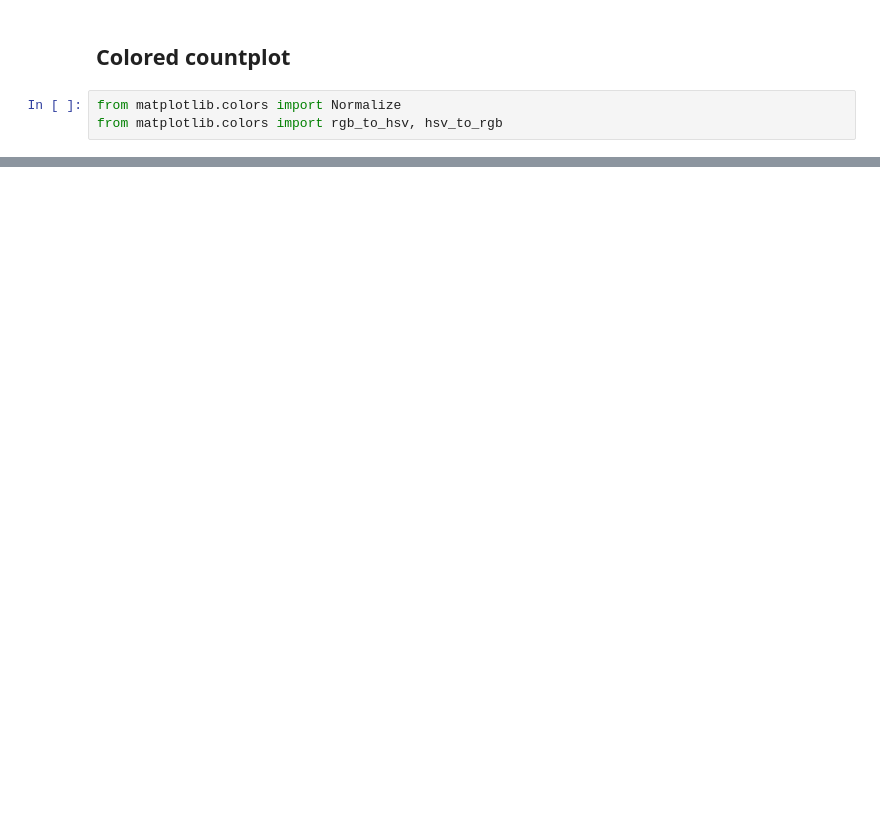
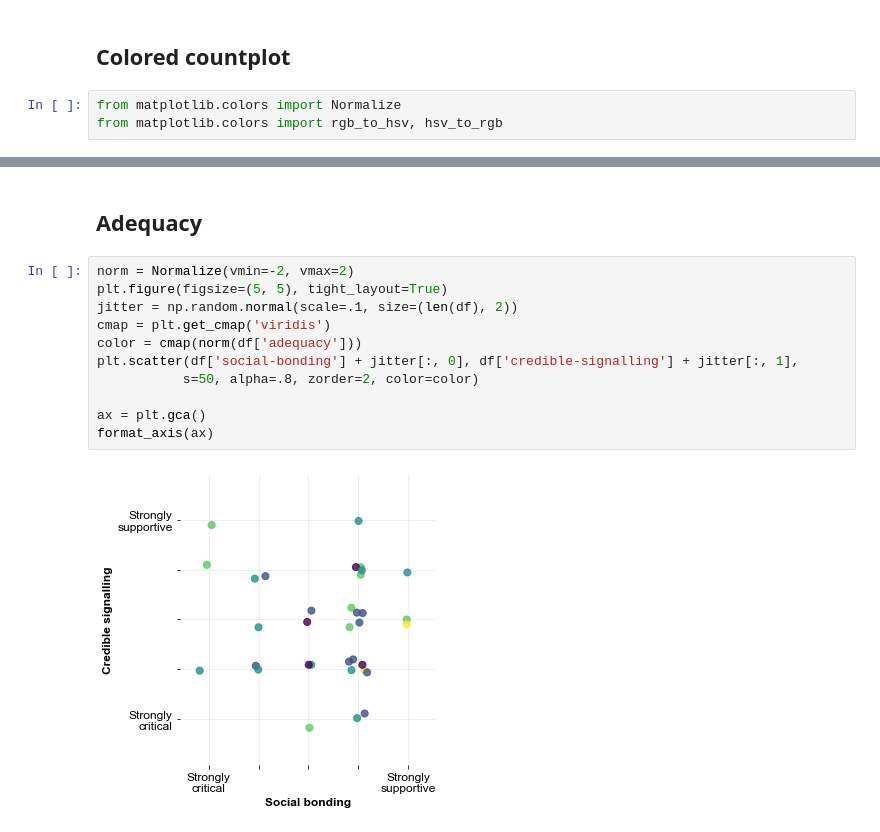
Before and after one commit to bacor/bbs-commentaries, a Jupyter notebook: Quick plot.ipynb, the cells around one changed output, grey strips where cells are left out. Saved outputs shown, nothing was run; the diff lists cells and outputs as text; blank space fills up the shorter version.

```diff
--- a/Quick plot.ipynb
+++ b/Quick plot.ipynb
@@ -107,0 +114,15 @@ plt.savefig('figures/colored-count-plot.jpg', dpi=150)
+# %% [markdown]
+## Adequacy
+# %%
+norm = Normalize(vmin=-2, vmax=2)
+plt.figure(figsize=(5, 5), tight_layout=True)
+jitter = np.random.normal(scale=.1, size=(len(df), 2))
+cmap = plt.get_cmap('viridis')
+color = cmap(norm(df['adequacy']))
+plt.scatter(df['social-bonding'] + jitter[:, 0], df['credible-signalling'] + jitter[:, 1],
+           s=50, alpha=.8, zorder=2, color=color)
+
+ax = plt.gca()
+format_axis(ax)
+# %% [output]
+[figure, added]
```
Also changed, not shown: parts of 6 cells of this notebook.
